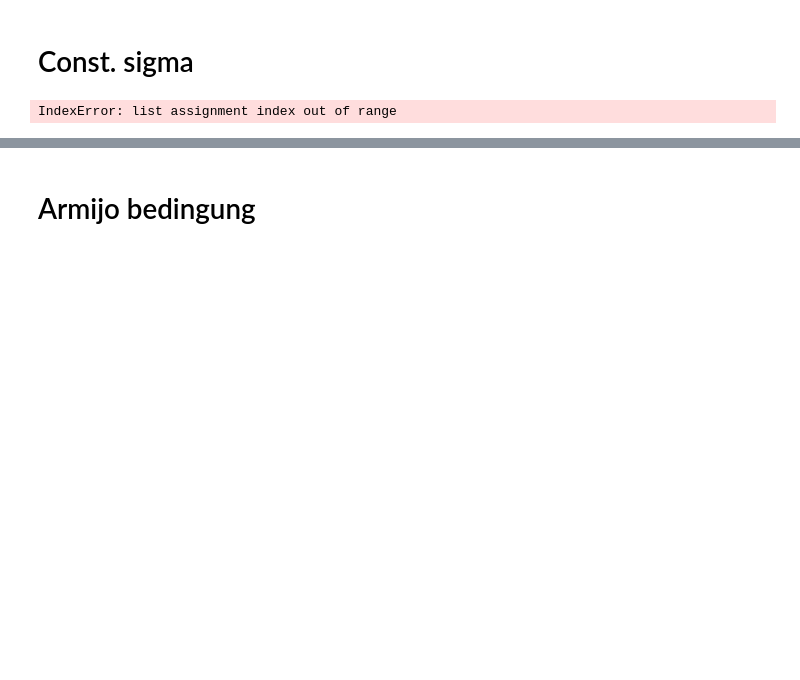
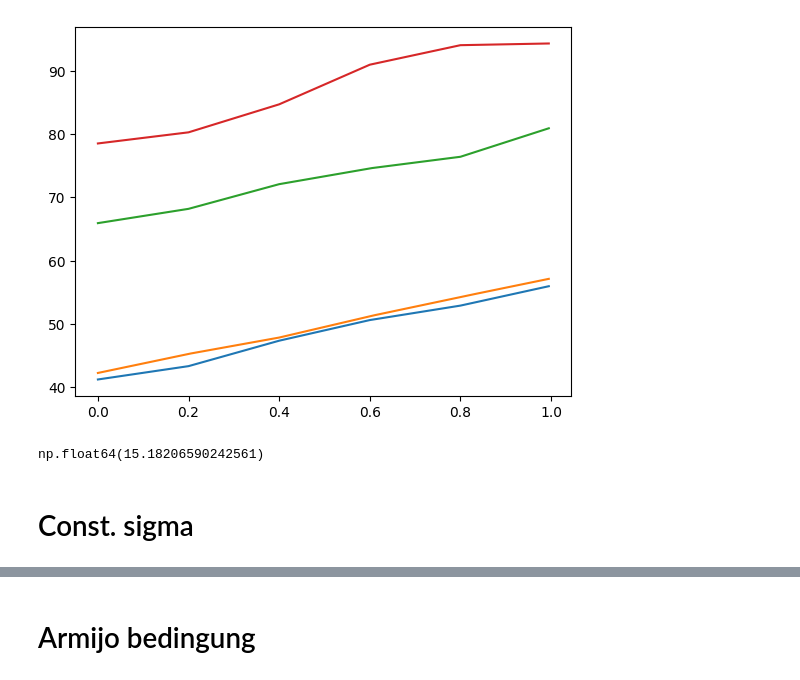
Before and after one commit to TimLockstedt/Opt1, a Jupyter notebook: Vlg_Const_armijo.ipynb, the cells around one changed output, grey strips where cells are left out. Drawn from its saved outputs; the diff is of its cells as text; code cells hidden in the pictures; blank space fills up the shorter version.

```diff
--- a/Vlg_Const_armijo.ipynb
+++ b/Vlg_Const_armijo.ipynb
@@ -1,6 +1,9 @@
 # %%
 from opt_lib_1 import *
-
+import os
+import matplotlib.pyplot as plt
+# traverse whole directory
+ordner = "TrafficDataset"
 # def fMittelGrad(grads, ignore, N):
 # 	order_mask = np.argsort(np.linalg.norm(grads, axis=0)) # nach i-ter achse sortieren, hier x achse -> 0
 # 	grads_ordered = grads[:,order_mask]
@@ -9,16 +12,20 @@ from opt_lib_1 import *
 # --------- Hyperparameter -----------------
 ignorieren = 0
 dt = 0.005
-L_in = 10 # 15
-L = L_in
-vmax_in = 25 # 30
-v_max = vmax_in
 N = 1
-M = 500 # 5000
-dataset_nuber = 10# 5, 10
-fileName = "TrafficDataset/sequence_data1-1_1.mat"
 gamma = 0.000001 # erstmal fix
+np.random.seed(42)
+mat_dateien = [
+    f for f in os.listdir(ordner)
+    if f.endswith(".mat") and os.path.isfile(os.path.join(ordner, f))
+]
+fileName = f"TrafficDataset/{mat_dateien[2]}" # mat_dateien[0]
+dataset_nuber = 53
 random_samples = [dataset_nuber]
+# mat_dateien[2] 54
+# mat_dateien[0] (5), 10
+
+
 # # Datensatz 3
 # L = 5
 # v_max = 30
@@ -26,3 +33,19 @@ random_samples = [dataset_nuber]
 # M = 5000
 # dt = 0.02
 # sigma = 0.001
+# %%
+test = data_class(fileName)
+test.set_numx(dt, L, v_max, model="log", n_dataset=dataset_nuber)
+for i in range(test.get_x().shape[0]):
+    plt.plot(test.get_t(),test.get_x()[i,:])
+# %% [output]
+[figure, added]
+# %%
+avg_v = np.zeros(test.get_x().shape[0])
+for i in range(test.get_x().shape[0]):
+	X = test.get_x()[i,:]
+	avg_v[i] = np.average(np.array([(xip - xi)/dt for xi, xip in zip(X[:-1], X[1:])]))
+
+np.average(avg_v)
+# %% [output]
+np.float64(15.18206590242561)
@@ -29,7 +57,19 @@ random_samples = [dataset_nuber]
 # %% [markdown]
 # Const. sigma
 # %%
+M = 3000 # 5000
+
+# Sammel Arrays
+gradients = np.zeros((2, N))
+vmax_arr = np.zeros(M)
+L_arr = np.zeros(M)
+grad_arr = np.zeros((M, 2))
+J_arr_sammel = np.zeros(N)
+J_arr = np.zeros(M)
 test = data_class(fileName)
+earlyStopping = 10
+earlyStopping_counter = 0
+
 sigma = [0.002, 0.002] # Amijo Bed.
 for j in range(M):
 	random_samples = [dataset_nuber]
@@ -51,8 +91,13 @@ for j in range(M):
 		v_max = v_max + sigma[0] * mittel_grad[0]
 	if L + sigma[1] * mittel_grad[1] > 0:
 		L = L + sigma[1] * mittel_grad[1]
+	if j != 0:
+		if J_arr[j] > J_arr[j-1]:
+			earlyStopping_counter += 1
+		else:
+			earlyStopping_counter = 0
+	if earlyStopping_counter == earlyStopping:
+		break
-# %% [output]
-IndexError: list assignment index out of range
 # %%
 import matplotlib.pyplot as plt
 
```
Also changed, not shown: parts of 14 cells of this notebook, 43 other files.
